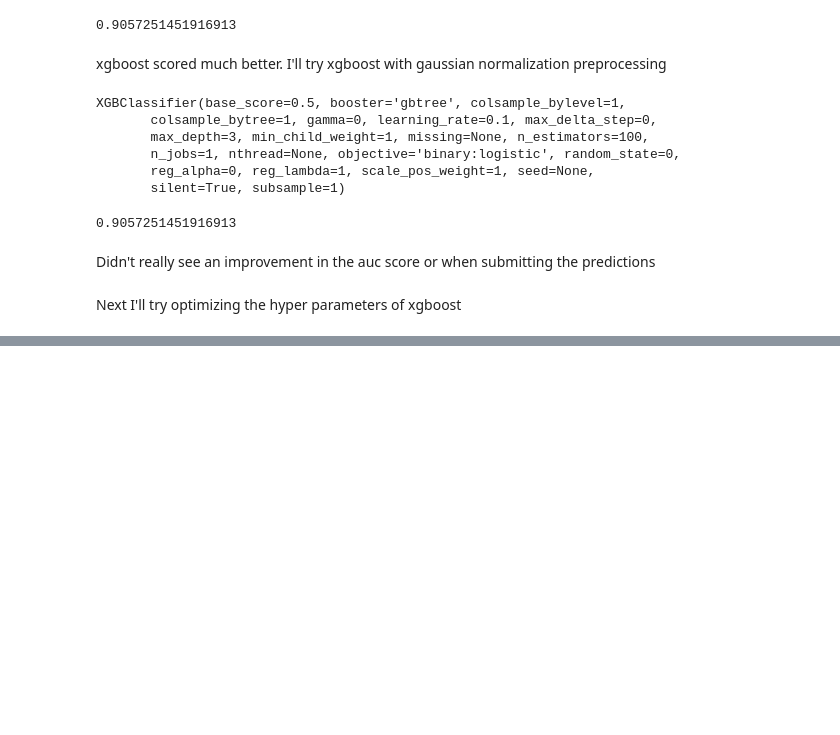
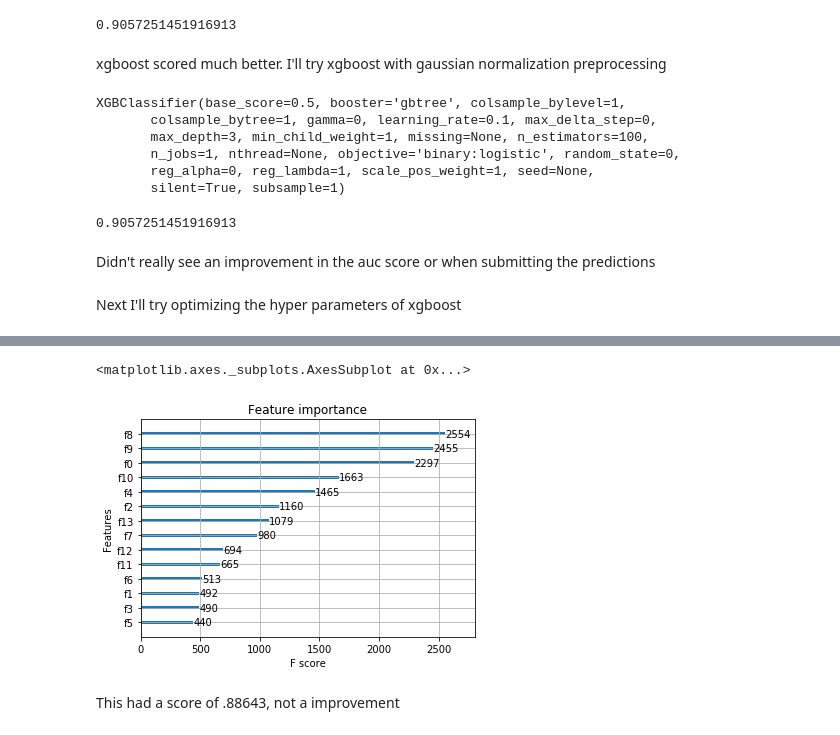
Before and after one commit to JavierPalomares90/kaggle-competition, a Jupyter notebook: Kaggle_Competition_Redux.ipynb, the cells around one changed output, grey strips where cells are left out. Saved outputs shown, nothing was run; the diff lists cells and outputs as text; code cells hidden in the pictures; blank space fills up the shorter version.

```diff
--- a/Kaggle_Competition_Redux.ipynb
+++ b/Kaggle_Competition_Redux.ipynb
@@ -308,0 +340,12 @@ This prediction had a score of 0.88843! Nice! But am I overfitting?
+# %%
+clf_selected = xgb.XGBClassifier(
+                max_depth = 7,
+                n_estimators=700,
+                learning_rate=0.1,
+                nthread=4,
+                subsample=1.0,
+                colsample_bytree=0.5,
+                min_child_weight = 3,
+                seed=1301,
+                objective='binary:logistic',
+                eval_metric='auc')
@@ -308,0 +367,5 @@ This prediction had a score of 0.88843! Nice! But am I overfitting?
+# %%
+xgb.plot_importance(clf_selected)
+# %% [output]
+<matplotlib.axes._subplots.AxesSubplot at 0x...>
+[figure, added]
@@ -308,0 +374,2 @@ This prediction had a score of 0.88843! Nice! But am I overfitting?
+# %% [markdown]
+This had a score of .88643, not a improvement
```
Also changed, not shown: parts of 12 cells of this notebook.
